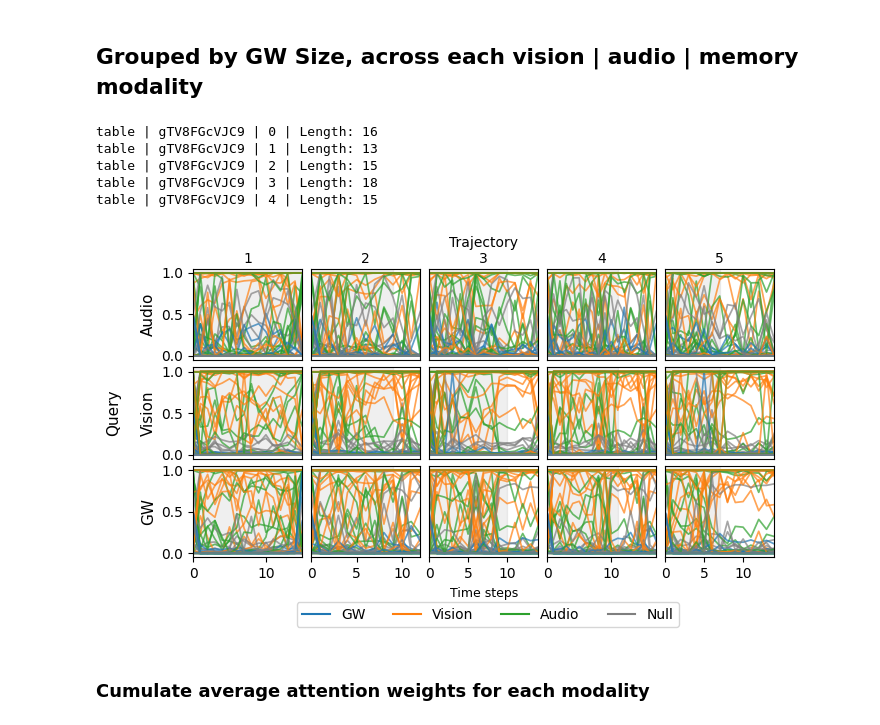
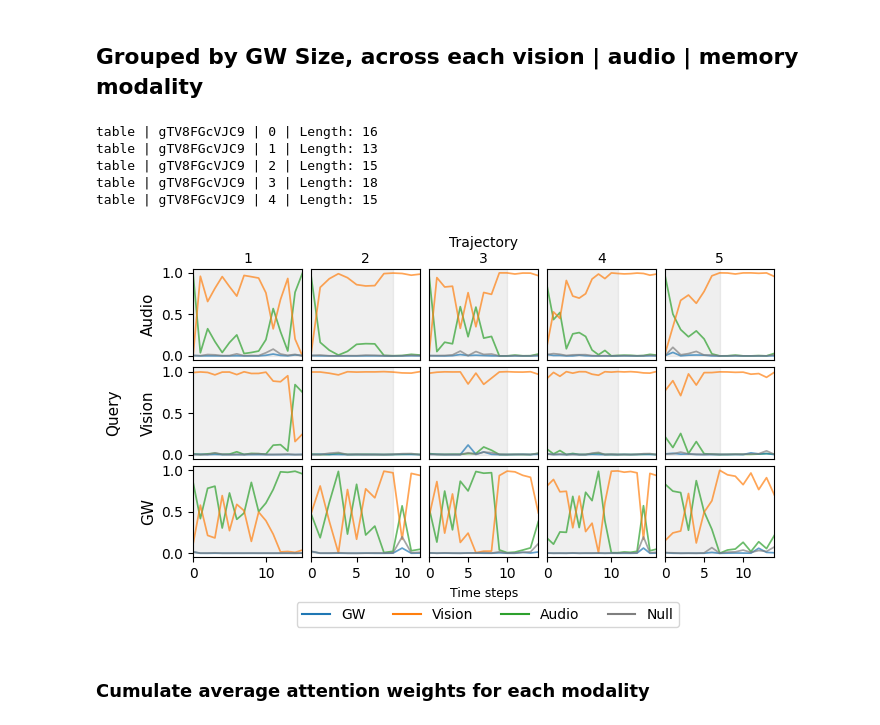
Before and after one commit to arayabrain/multimodal-global-workspace-agent, a Jupyter notebook: ppo/SAVI_Analysis_Revised.ipynb, the cells around one changed output. Drawn from its saved outputs; the diff is of its cells as text; code cells hidden in the pictures.

Commit message:
Fixed bug on the attention inspiection plot, generated the  average over attention weights

```diff
--- a/ppo/SAVI_Analysis_Revised.ipynb
+++ b/ppo/SAVI_Analysis_Revised.ipynb
@@ -966,44 +964,44 @@ fig, axes = plt.subplots(3, N_TRAJS, figsize=(N_TRAJS * 1.5, 3 * 1.25))
 AGENT_GROUPS_OF_INTEREST = {
   # GW
   "GW 32": {
-    1: "ppo_bc__gw_32__seed_1",
-    2: "ppo_bc__gw_32__seed_2",
-    3: "ppo_bc__gw_32__seed_3",
-    4: "ppo_bc__gw_32__seed_4",
+    # 1: "ppo_bc__gw_32__seed_1",
+    # 2: "ppo_bc__gw_32__seed_2",
+    # 3: "ppo_bc__gw_32__seed_3",
+    # 4: "ppo_bc__gw_32__seed_4",
     5: "ppo_bc__gw_32__seed_5",
   },
 
-  "GW 64": {
-    1: "ppo_bc__gw_64__seed_1",
-    2: "ppo_bc__gw_64__seed_2",
-    3: "ppo_bc__gw_64__seed_3",
-    4: "ppo_bc__gw_64__seed_4",
-    5: "ppo_bc__gw_64__seed_5",
-  },
+  # "GW 64": {
+  #   1: "ppo_bc__gw_64__seed_1",
+  #   2: "ppo_bc__gw_64__seed_2",
+  #   3: "ppo_bc__gw_64__seed_3",
+  #   4: "ppo_bc__gw_64__seed_4",
+  #   5: "ppo_bc__gw_64__seed_5",
+  # },
 
-  "GW 128": {
-    1: "ppo_bc__gw_128__seed_1",
-    2: "ppo_bc__gw_128__seed_2",
-    3: "ppo_bc__gw_128__seed_3",
-    4: "ppo_bc__gw_128__seed_4",
-    5: "ppo_bc__gw_128__seed_5",
-  },
+  # "GW 128": {
+  #   1: "ppo_bc__gw_128__seed_1",
+  #   2: "ppo_bc__gw_128__seed_2",
+  #   3: "ppo_bc__gw_128__seed_3",
+  #   4: "ppo_bc__gw_128__seed_4",
+  #   5: "ppo_bc__gw_128__seed_5",
+  # },
 
-  "GW 256": {
-    1: "ppo_bc__gw_256__seed_1",
-    2: "ppo_bc__gw_256__seed_2",
-    3: "ppo_bc__gw_256__seed_3",
-    4: "ppo_bc__gw_256__seed_4",
-    5: "ppo_bc__gw_256__seed_5",
-  },
+  # "GW 256": {
+  #   1: "ppo_bc__gw_256__seed_1",
+  #   2: "ppo_bc__gw_256__seed_2",
+  #   3: "ppo_bc__gw_256__seed_3",
+  #   4: "ppo_bc__gw_256__seed_4",
+  #   5: "ppo_bc__gw_256__seed_5",
+  # },
 
-  "GW 512": {
-    1: "ppo_bc__gw_512__seed_1",
-    2: "ppo_bc__gw_512__seed_2",
-    3: "ppo_bc__gw_512__seed_3",
-    4: "ppo_bc__gw_512__seed_4",
-    5: "ppo_bc__gw_512__seed_5",
-  },
+  # "GW 512": {
+  #   1: "ppo_bc__gw_512__seed_1",
+  #   2: "ppo_bc__gw_512__seed_2",
+  #   3: "ppo_bc__gw_512__seed_3",
+  #   4: "ppo_bc__gw_512__seed_4",
+  #   5: "ppo_bc__gw_512__seed_5",
+  # },
 }
 
 # TODO: functionalize
@@ -1105,6 +1103,11 @@ for trajint_idx, trajint_data in enumerate(TRAJS_OF_INTEREST_DICT):
             #   label=MOD_AXIS_TO_NAME[mod_axis],
             #   color=MOD_AXIS_TO_COLOR[mod_axis],
             #   alpha=0.7)
+            axes[mod_idx, trajint_idx].plot(xs, att_weights[:, mod_idx, mod_axis],
+              linewidth=1.25,
+              label=MOD_AXIS_TO_NAME[mod_axis],
+              color=MOD_AXIS_TO_COLOR[mod_axis],
+              alpha=0.7)
 
 
 # Set legend using dashed lines before doing the dots / scater
@@ -1128,34 +1131,34 @@ plt.show()
 # fig.savefig("GW_32_Seed_1_AttentionWeights.pdf", bbox_inches="tight")
 # fig.savefig("GW_32_Seed_1_2_3_4_5_AttentionWeights.pdf", bbox_inches="tight")
 
 # fig.savefig("GW_64_Seed_1_AttentionWeights.pdf", bbox_inches="tight")
 # fig.savefig("GW_64_Seed_2_AttentionWeights.pdf", bbox_inches="tight")
 # fig.savefig("GW_64_Seed_1_2_3_4_5_AttentionWeights.pdf", bbox_inches="tight")
 
 # fig.savefig("GW_128_Seed_1_AttentionWeights.pdf", bbox_inches="tight")
 # fig.savefig("GW_128_Seed_1_2_3_4_5_AttentionWeights.pdf", bbox_inches="tight")
 
 # fig.savefig("GW_256_Seed_1_AttentionWeights.pdf", bbox_inches="tight")
 # fig.savefig("GW_256_Seed_1_2_3_4_5_AttentionWeights.pdf", bbox_inches="tight")
 
 # fig.savefig("GW_512_Seed_1_AttentionWeights.pdf", bbox_inches="tight")
 # fig.savefig("GW_512_Seed_1_2_3_4_5_AttentionWeights.pdf", bbox_inches="tight")
 
 
 # Commands for the first submission
 
 # fig.savefig("GWAgent_H_64_Seed_111_AttentionWeights.pdf", bbox_inches="tight")
 # fig.savefig("GWAgent_H_64_Seed_222_AttentionWeights.pdf", bbox_inches="tight")
 
 # fig.savefig("GWAgent_H_512_Seed_111_AttentionWeights.pdf", bbox_inches="tight")
 # fig.savefig("GWAgent_H_512_Seed_222_AttentionWeights.pdf", bbox_inches="tight")
 # %% [output]
 table | gTV8FGcVJC9 | 0 | Length: 16
 table | gTV8FGcVJC9 | 1 | Length: 13
 table | gTV8FGcVJC9 | 2 | Length: 15
 table | gTV8FGcVJC9 | 3 | Length: 18
 table | gTV8FGcVJC9 | 4 | Length: 15
-[figure, old version]
+[figure, new version]
 # %% [markdown]
 ### Cumulate average attention weights for each modality
 # %%
```
Also changed, not shown: parts of 2 cells of this notebook.
